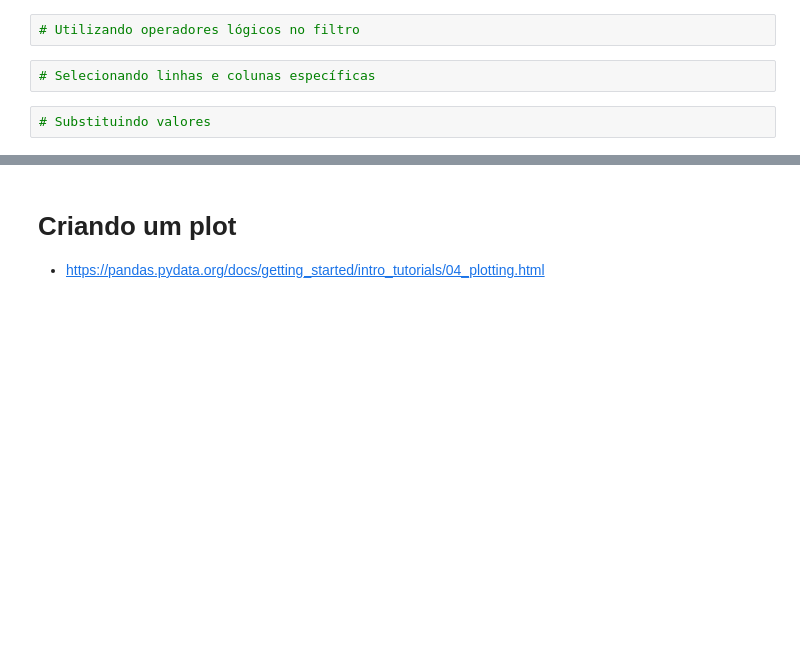
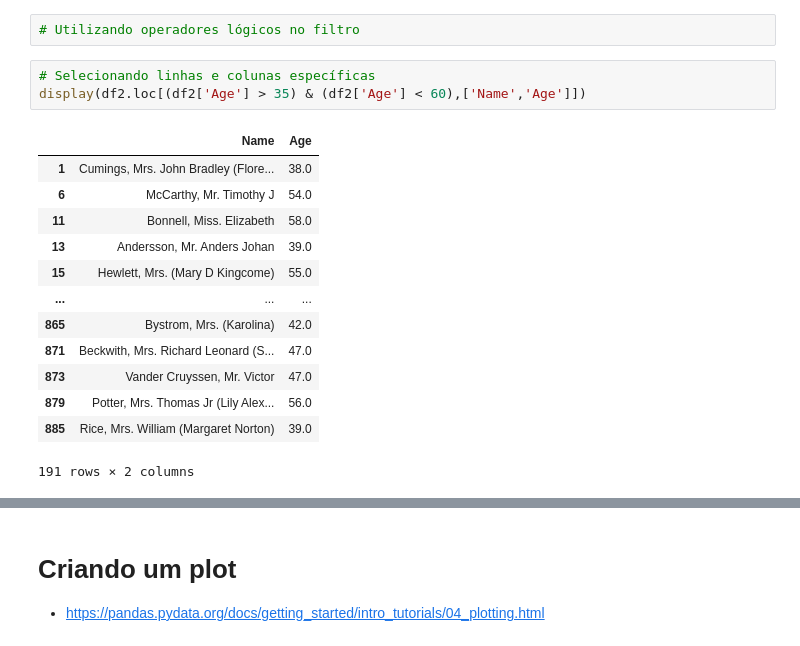
Before and after one commit to jharbes/hashtagDatascience, a Jupyter notebook: 004-pandas_e_numpy/11-opcional-documentacao_do_pandas/apresentando_o_pandas-arquivo_inicial.ipynb, the cells around one changed output, grey strips where cells are left out. Cells and saved outputs as stored; diff of their text form; blank space fills up the shorter version.

```diff
--- a/004-pandas_e_numpy/11-opcional-documentacao_do_pandas/apresentando_o_pandas-arquivo_inicial.ipynb
+++ b/004-pandas_e_numpy/11-opcional-documentacao_do_pandas/apresentando_o_pandas-arquivo_inicial.ipynb
@@ -219,5 +242,18 @@ print(df2[['Age','Name']])
 # Utilizando operadores lógicos no filtro
 # %%
 # Selecionando linhas e colunas específicas
+display(df2.loc[(df2['Age'] > 35) & (df2['Age'] < 60),['Name','Age']])
+# %% [output]
+|  | Name | Age |
+| 1 | Cumings, Mrs. John Bradley (Flore... | 38.0 |
+| 6 | McCarthy, Mr. Timothy J | 54.0 |
+| 11 | Bonnell, Miss. Elizabeth | 58.0 |
+| 13 | Andersson, Mr. Anders Johan | 39.0 |
+| 15 | Hewlett, Mrs. (Mary D Kingcome) | 55.0 |
+| ... | ... | ... |
+| 865 | Bystrom, Mrs. (Karolina) | 42.0 |
+| 871 | Beckwith, Mrs. Richard Leonard (S... | 47.0 |
+| 873 | Vander Cruyssen, Mr. Victor | 47.0 |
+| 879 | Potter, Mrs. Thomas Jr (Lily Alex... | 56.0 |
+| 885 | Rice, Mrs. William (Margaret Norton) | 39.0 |
+191 rows × 2 columns
-# %%
-# Substituindo valores
```
Also changed, not shown: parts of 6 cells of this notebook, 1 other file.
